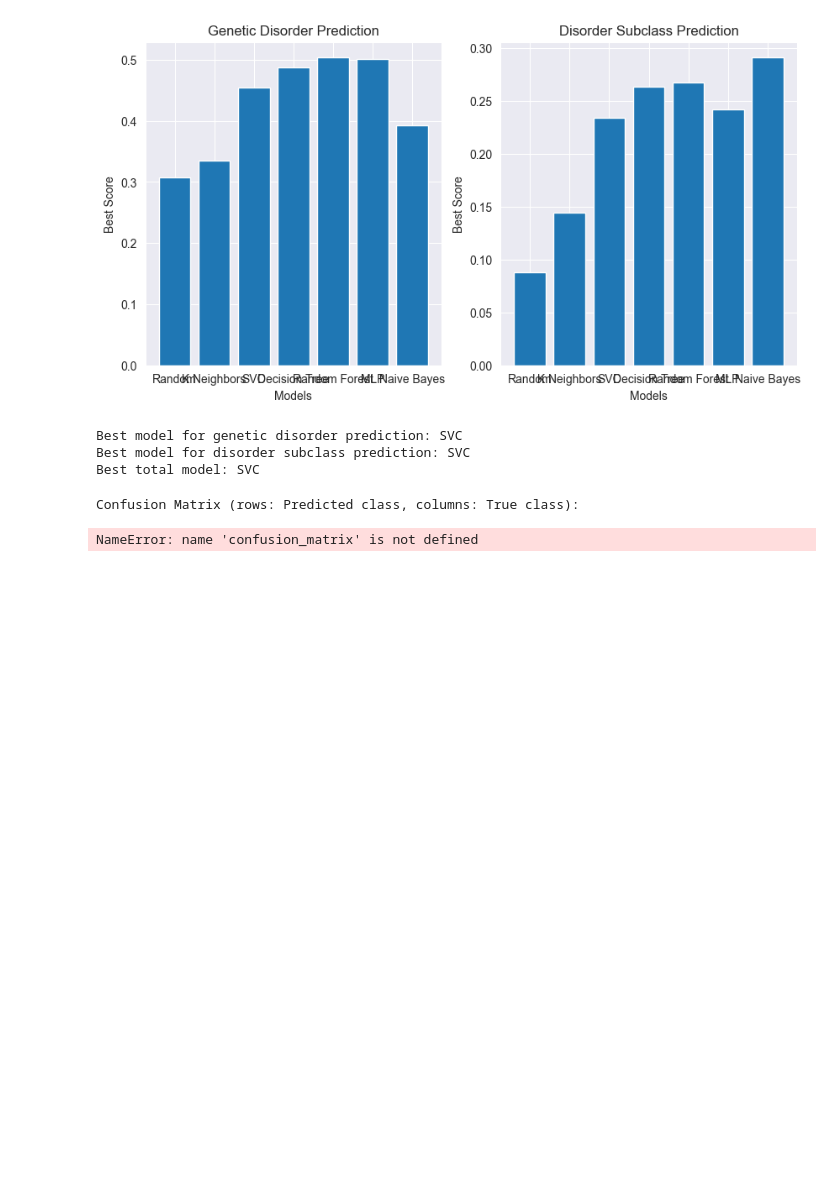
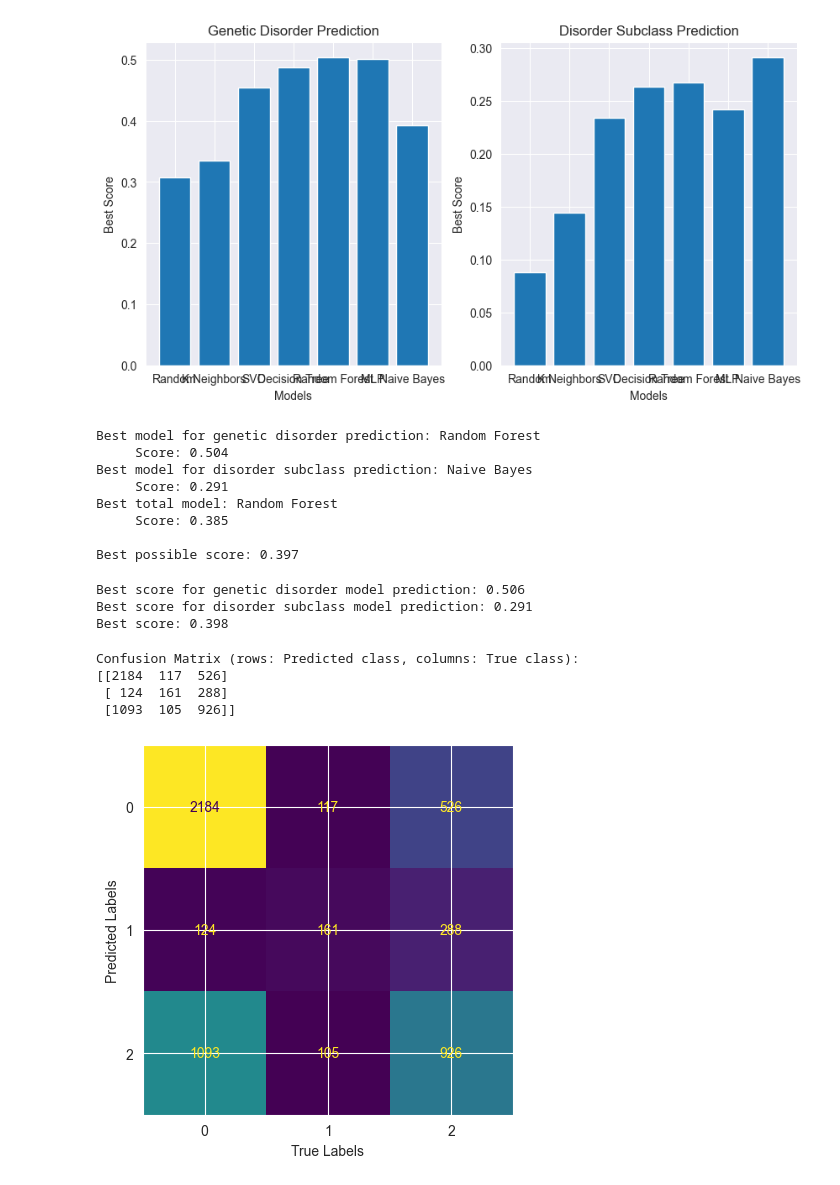
Before and after one commit to poissantk/Genetic-Disorder-Prediction, a Jupyter notebook: genetic disorders.ipynb, the cells around one changed output. Saved outputs shown, nothing was run; the diff lists cells and outputs as text; code cells hidden in the pictures; blank space fills up the shorter version.

Commit message:
final models and analyzing

```diff
--- a/genetic disorders.ipynb
+++ b/genetic disorders.ipynb
@@ -902,8 +903,8 @@ total_score["MLP"] = score
 Score: 0.372
 # %%
 gnbc = GaussianNB()
-gnbc.fit(X1_train, y1_train)
+gnbc.fit(X1_train, y1_train.ravel())
 
-train1_pred_df = gnbc.predict(X1_test)
+test1_pred_df = gnbc.predict(X1_test)
 # %%
 gnbc = GaussianNB()
@@ -951,10 +952,34 @@ plt.show()
 # %% [output]
 [figure]
 # %%
-print("Best model for genetic disorder prediction: " + max(genetic_disorder_score))
-print("Best model for disorder subclass prediction: " + max(disorder_subclass_score))
-print("Best total model: " + max(total_score))
+model1 = max(genetic_disorder_score, key=genetic_disorder_score.get)
+score1 = genetic_disorder_score[model1]
+print("Best model for genetic disorder prediction: " + model1)
+print("     Score: " + str(score1))
+
+model2 = max(disorder_subclass_score, key=disorder_subclass_score.get)
+score2 = disorder_subclass_score[model2]
+print("Best model for disorder subclass prediction: " + model2)
+print("     Score: " + str(score2))
+
+total_model = max(total_score, key=total_score.get)
+print("Best total model: " + total_model)
+print("     Score: " + str(total_score[total_model]))
+
+best_total_score = np.round((score1/2) + (score2/2), 3)
+print()
+print("Best possible score: " + str(best_total_score))
 # %% [output]
-Best model for genetic disorder prediction: SVC
-Best model for disorder subclass prediction: SVC
-Best total model: SVC
+Best model for genetic disorder prediction: Random Forest
+     Score: 0.504
+Best model for disorder subclass prediction: Naive Bayes
+     Score: 0.291
+Best total model: Random Forest
+     Score: 0.385
+
+Best possible score: 0.397
+# %%
+rfc = RandomForestClassifier(max_depth=8, max_features=None)
+rfc.fit(X1_train, y1_train.ravel())
+
+test1_pred_df = rfc.predict(X1_test)
@@ -961,16 +991,29 @@ Best total model: SVC
+# %%
+score1 = f1_score(y1_test, test1_pred_df, average='macro')
+score2 = f1_score(y2_test, test2_pred_df, average='macro')
+
+print("Best score for genetic disorder model prediction: " + str(np.round(score1, 3)))
+print("Best score for disorder subclass model prediction: " + str(np.round(score2, 3)))
+
+score = np.round((score1/2) + (score2/2), 3)
+print("Best score: " + str(score))
+# %% [output]
+Best score for genetic disorder model prediction: 0.506
+Best score for disorder subclass model prediction: 0.291
+Best score: 0.398
 # %%
 # Simply using sklearn confusion matrix
 print("Confusion Matrix (rows: Predicted class, columns: True class):")
-# NOTE ORDER OF DECISIONS AND LABELS
-conf_mat = confusion_matrix(decisions, y_valid)
+conf_mat = confusion_matrix(y_pred=test1_pred_df, y_true=y1_test)
 print(conf_mat)
-correct_class_samples = np.sum(np.diag(conf_mat))
-print("Total Number of Misclassified Samples: {:d}".format(N_valid - correct_class_samples))
 
-conf_display = ConfusionMatrixDisplay.from_predictions(decisions, y_valid, display_labels=['1', '2', '3', '4'], colorbar=False)
+conf_display = ConfusionMatrixDisplay.from_predictions(y_pred=test1_pred_df, y_true=y1_test, colorbar=False)
 plt.ylabel('Predicted Labels')
 plt.xlabel('True Labels')
 plt.show()
 # %% [output]
 Confusion Matrix (rows: Predicted class, columns: True class):
+[[2184  117  526]
+ [ 124  161  288]
+ [1093  105  926]]
-NameError: name 'confusion_matrix' is not defined
+[figure, added]
```
Also changed, not shown: parts of 20 cells of this notebook.
